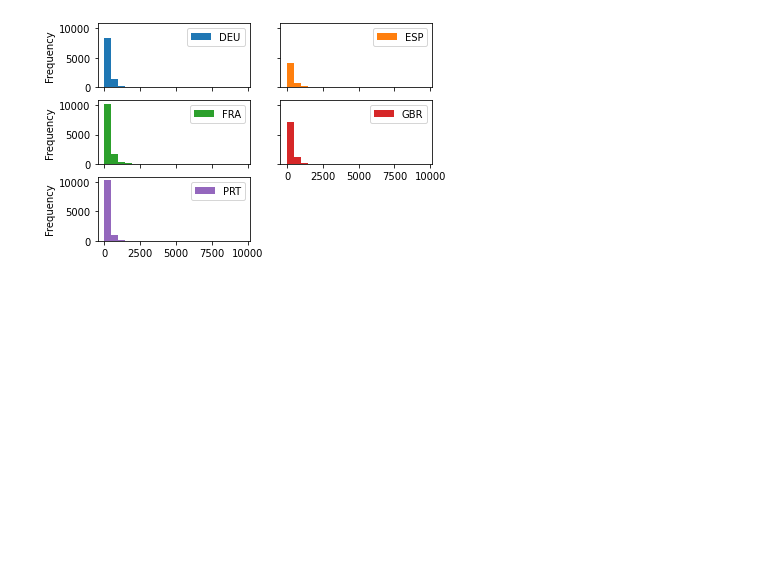
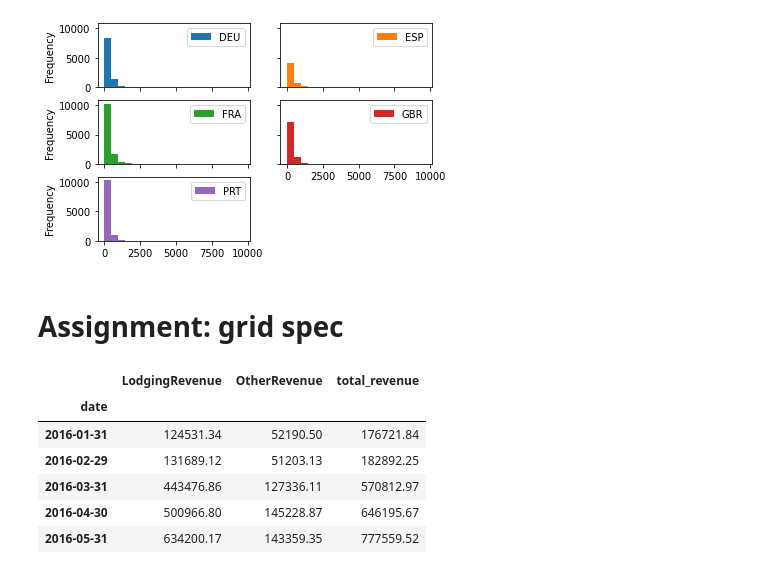
Before and after one commit to naruhikohama/dataviz-python, a Jupyter notebook: assignments.ipynb, the cells around one changed output. Saved outputs shown, nothing was run; the diff lists cells and outputs as text; code cells hidden in the pictures; blank space fills up the shorter version.

```diff
--- a/assignments.ipynb
+++ b/assignments.ipynb
@@ -439,3 +439,34 @@ hotels_pivot.plot.hist(subplots=True,
 plt.show()
 # %% [output]
 [figure]
+# %% [markdown]
+# Assignment: grid spec
+# %%
+hotels_gs = (
+    hotels
+    .assign(
+        date = pd.to_datetime('2018-12-31') - pd.to_timedelta(hotels['DaysSinceCreation'], unit='D'),
+        total_revenue = hotels['LodgingRevenue'] + hotels['OtherRevenue']
+    )
+)
+
+monthly_revenue_gs = (
+    hotels_gs
+    .groupby('date')
+    .agg(LodgingRevenue = ('LodgingRevenue', sum),
+         OtherRevenue = ('OtherRevenue', sum),
+         total_revenue = ('total_revenue', sum)
+         )
+    .resample('M')
+    .sum()
+)
+# %%
+monthly_revenue_gs.head()
+# %% [output]
+|  | LodgingRevenue | OtherRevenue | total_revenue |
+| date |  |  |  |
+| 2016-01-31 | 124531.34 | 52190.50 | 176721.84 |
+| 2016-02-29 | 131689.12 | 51203.13 | 182892.25 |
+| 2016-03-31 | 443476.86 | 127336.11 | 570812.97 |
+| 2016-04-30 | 500966.80 | 145228.87 | 646195.67 |
+| 2016-05-31 | 634200.17 | 143359.35 | 777559.52 |
```
Also changed, not shown: parts of 2 cells of this notebook.
